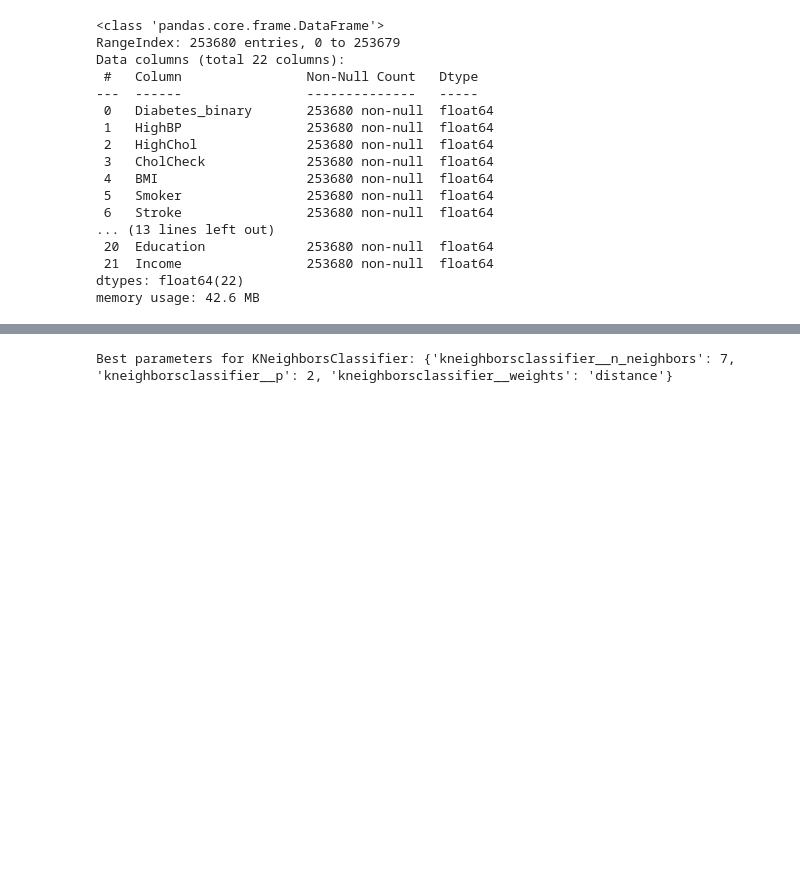
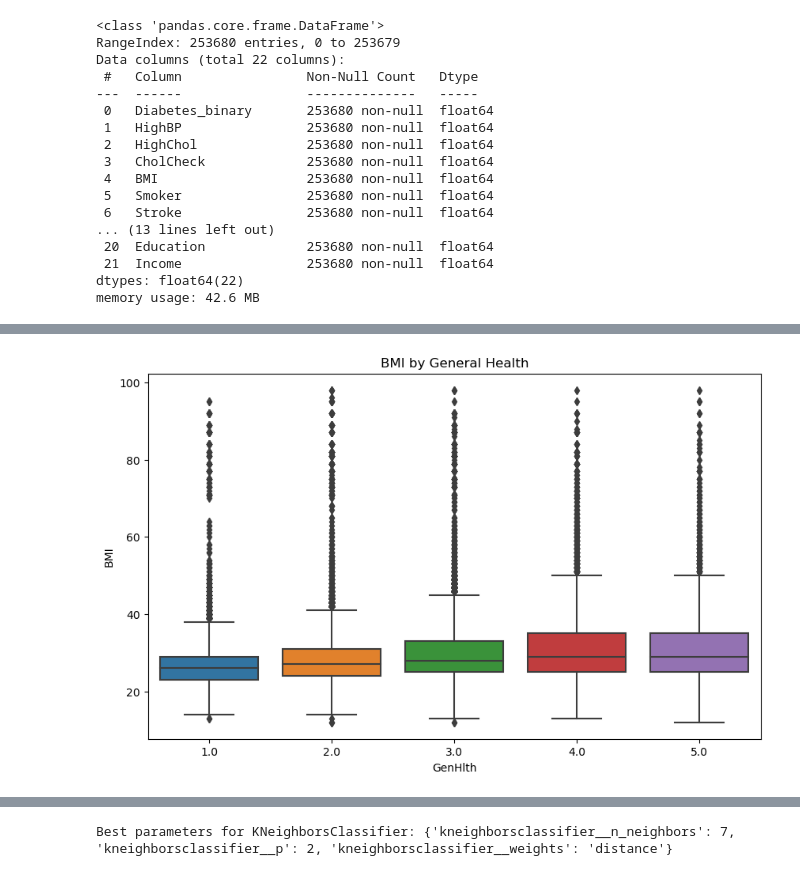
Before and after one commit to anjana250/capstone, a Jupyter notebook: Diabetes_Capstone.ipynb, the cells around one changed output, grey strips where cells are left out. Drawn from its saved outputs; the diff is of its cells as text; code cells hidden in the pictures; blank space fills up the shorter version.

```diff
--- a/Diabetes_Capstone.ipynb
+++ b/Diabetes_Capstone.ipynb
@@ -74,0 +149,8 @@ plt.show()
+# %%
+# Box plot for BMI by General Health
+plt.figure(figsize=(10, 6))
+sns.boxplot(data=diabetes, x='GenHlth', y='BMI')
+plt.title('BMI by General Health')
+plt.show()
+# %% [output]
+[figure, added]
```
Also changed, not shown: parts of 62 cells of this notebook, 6 other files.
